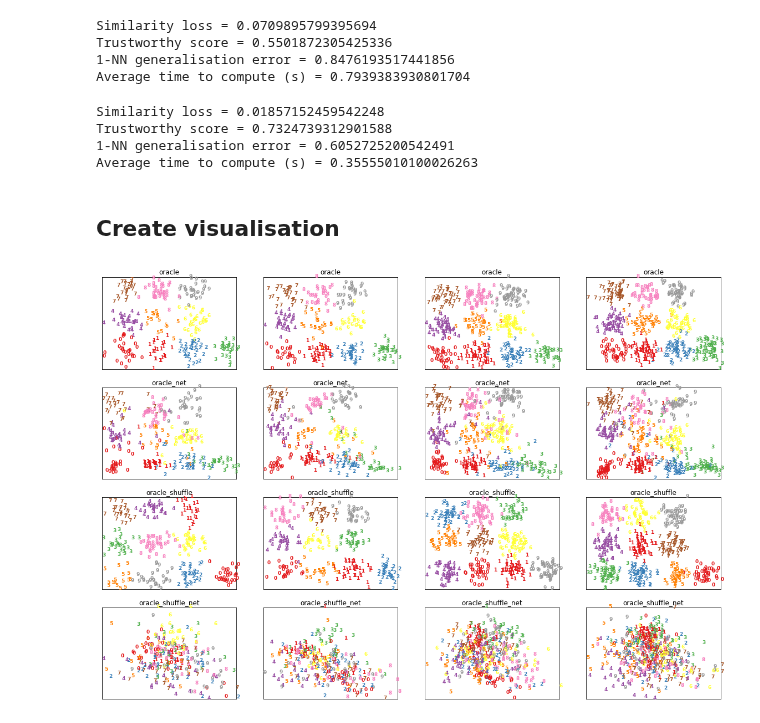
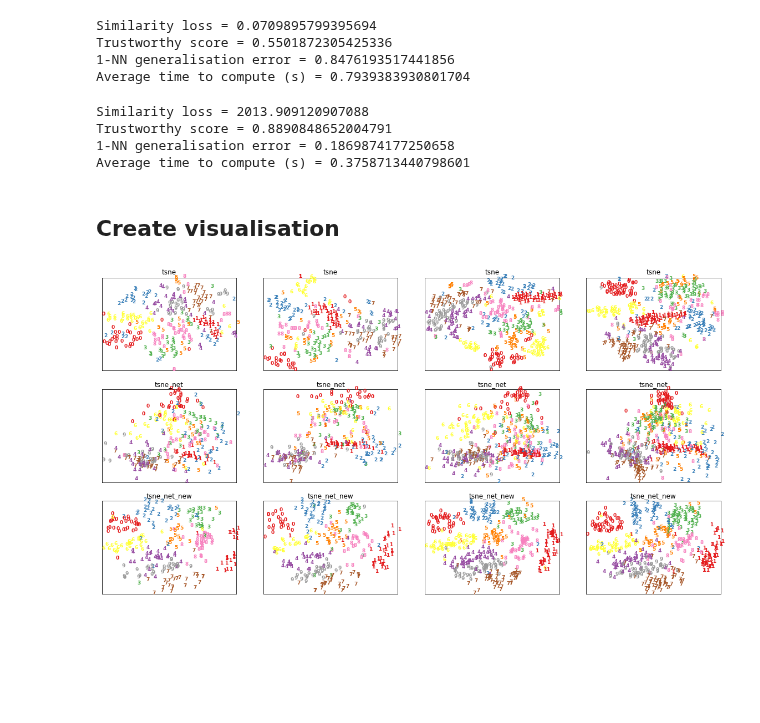
Before and after one commit to leowyy/fyp-graph-clustering, a Jupyter notebook: evaluation_test.ipynb, the cells around one changed output. Saved outputs shown, nothing was run; the diff lists cells and outputs as text; code cells hidden in the pictures; blank space fills up the shorter version.

Commit message:
evaluation_metrics

```diff
--- a/evaluation_test.ipynb
+++ b/evaluation_test.ipynb
@@ -30,12 +31,8 @@ else:
 # %% [output]
 cuda not available
 # %%
-task_parameters = {}
-task_parameters['reduction_method'] = 'spectral'
-task_parameters['n_components'] = 2
-
 net_parameters = {}
-net_parameters['n_components'] = task_parameters['n_components']
+net_parameters['n_components'] = 2
 net_parameters['D'] = 784 # input dimension
 net_parameters['H'] = 50 # number of hidden units
 net_parameters['L'] = 10 # number of hidden layers
@@ -121,7 +66,7 @@ all_one_nn = np.zeros((n_methods, ))
 all_time = np.zeros((n_methods, ))
 
 for i, m in enumerate(methods):
-    all_trust[i], all_one_nn[i], all_time[i] = evaluate_embedding(all_test_data, m)
+    all_trust[i], all_one_nn[i], all_time[i] = evaluate_embedding_metrics(all_test_data, m)
 # %%
 comparison_table = {
     'Methods': methods,
@@ -162,58 +106,57 @@ Average time to compute (s) = 0.7939383930801704
 # %%
 # Graph net
 net = GraphConvNet2(net_parameters)
-root = 'results/mnist_spectral3/'
+root = 'results/mnist_preprocessed_tsne1/'
 filename = root + 'graph_net5.pkl'
 checkpoint = torch.load(filename, map_location=device)
 net.load_state_dict(checkpoint['state_dict'])
 
-similarity_tracker, trust_tracker, one_nn_tracker, time_tracker = evaluate_net(net, all_test_data)
-print("Similarity loss = {}".format(np.average(similarity_tracker)))
-print("Trustworthy score = {}".format(np.average(trust_tracker)))
-print("1-NN generalisation error = {}".format(np.average(one_nn_tracker)))
-print("Average time to compute (s) = {}".format(np.average(time_tracker)))
+trustworthiness, one_nn, time_elapsed = evaluate_net_metrics(all_test_data, net)
+print("Trustworthy score = {:.4f}".format(trustworthiness))
+print("1-NN generalisation accuracy = {:.4f}".format(one_nn))
+print("Average time to compute (s) = {:.2f}".format(time_elapsed))
 # %% [output]
-Similarity loss = 0.01857152459542248
-Trustworthy score = 0.7324739312901588
-1-NN generalisation error = 0.6052725200542491
-Average time to compute (s) = 0.35555010100026263
+Similarity loss = 2013.909120907088
+Trustworthy score = 0.8890848652004791
+1-NN generalisation error = 0.1869874177250658
+Average time to compute (s) = 0.3758713440798601
 # %% [markdown]
 ## Create visualisation
 # %%
-oracle_net_1 = GraphConvNet2(net_parameters)
-root = 'results/mnist_oracle2/'
+test_net_1 = GraphConvNet2(net_parameters)
+root = 'results/mnist_tsne1/'
 filename = root + 'graph_net5.pkl'
 checkpoint = torch.load(filename, map_location=device)
-oracle_net_1.load_state_dict(checkpoint['state_dict'])
+test_net_1.load_state_dict(checkpoint['state_dict'])
 # %%
-oracle_net_2 = GraphConvNet2(net_parameters)
-root = 'results/mnist_oracle4/'
+test_net_2 = GraphConvNet2(net_parameters)
+root = 'results/mnist_preprocessed_tsne1/'
 filename = root + 'graph_net5.pkl'
 checkpoint = torch.load(filename, map_location=device)
-oracle_net_2.load_state_dict(checkpoint['state_dict'])
+test_net_2.load_state_dict(checkpoint['state_dict'])
 # %%
-f, axarr = plt.subplots(4, 4, sharex='col', sharey='row', figsize=(20, 14))
+f, axarr = plt.subplots(3, 4, sharex='col', sharey='row', figsize=(20, 10.5))
 dim_red = DimReduction(n_components=2)
 
 for i in range(4):
     G = all_test_data[i]
     labels = [int(l) for l in G.labels]
     X = G.data.view(G.data.shape[0], -1).numpy()
 
     # Spectral
-    X_emb1 = dim_red.fit_transform(X, 'oracle', labels)
-    plot_embedding_subplot(axarr[0,i], X_emb1, labels=labels, title='oracle')
+    X_emb1 = dim_red.fit_transform(X, 'tsne', labels)
+    plot_embedding_subplot(axarr[0,i], X_emb1, labels=labels, title='tsne')
 
     # Spectral net
-    y_pred = oracle_net_1.forward(G).detach().numpy()
-    plot_embedding_subplot(axarr[1,i], y_pred, labels=labels, title='oracle_net')
+    y_pred = test_net_1.forward(G).detach().numpy()
+    plot_embedding_subplot(axarr[1,i], y_pred, labels=labels, title='tsne_net')
 
-    # tsne
-    X_emb2 = dim_red.fit_transform(X, 'oracle_shuffle', labels)
-    plot_embedding_subplot(axarr[2,i], X_emb2, labels=labels, title='oracle_shuffle')
+#     # tsne
+#     X_emb2 = dim_red.fit_transform(X, 'oracle_shuffle', labels)
+#     plot_embedding_subplot(axarr[2,i], X_emb2, labels=labels, title='oracle_shuffle')
 
     # tsne net
-    y_pred = oracle_net_2.forward(G).detach().numpy()
-    plot_embedding_subplot(axarr[3,i], y_pred, labels=labels, title='oracle_shuffle_net')
+    y_pred = test_net_2.forward(G).detach().numpy()
+    plot_embedding_subplot(axarr[2,i], y_pred, labels=labels, title='tsne_net_new')
 # %% [output]
-[figure, old version]
+[figure, new version]
```
Also changed, not shown: parts of 7 cells of this notebook, 5 other files.
